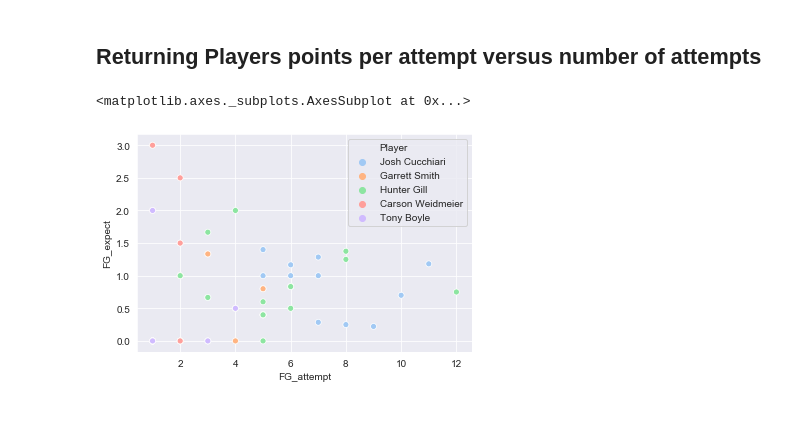
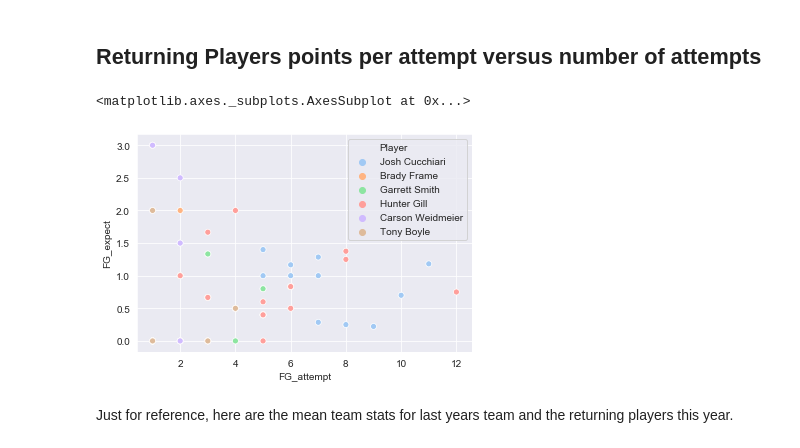
Before and after one commit to devinvs/BasketballStats, a Jupyter notebook: basketball.ipynb, the cells around one changed output. Saved outputs shown, nothing was run; the diff lists cells and outputs as text; code cells hidden in the pictures; blank space fills up the shorter version.

```diff
--- a/basketball.ipynb
+++ b/basketball.ipynb
@@ -481,11 +478,13 @@ This is really cool, and basically shows you the value in points of every player
 # %% [markdown]
 ## Returning Players points per attempt versus number of attempts
 # %%
-returning_players = ["Josh Cucchiari", "Garrett Smith", "Hunter Gill", "Carson Weidmeier", "Tony Boyle"]
+returning_players = ["Josh Cucchiari", "Brady Frame", "Garrett Smith", "Hunter Gill", "Carson Weidmeier", "Tony Boyle"]
 
 returning_stats = stats[stats["Player"].isin(returning_players)]
 
 sns.scatterplot(returning_stats["FG_attempt"], returning_stats["FG_expect"], hue=returning_stats["Player"])
 # %% [output]
 <matplotlib.axes._subplots.AxesSubplot at 0x...>
-[figure, old version]
+[figure, new version]
+# %% [markdown]
+Just for reference, here are the mean team stats for last years team and the returning players this year.
```
Also changed, not shown: parts of 4 cells of this notebook.
